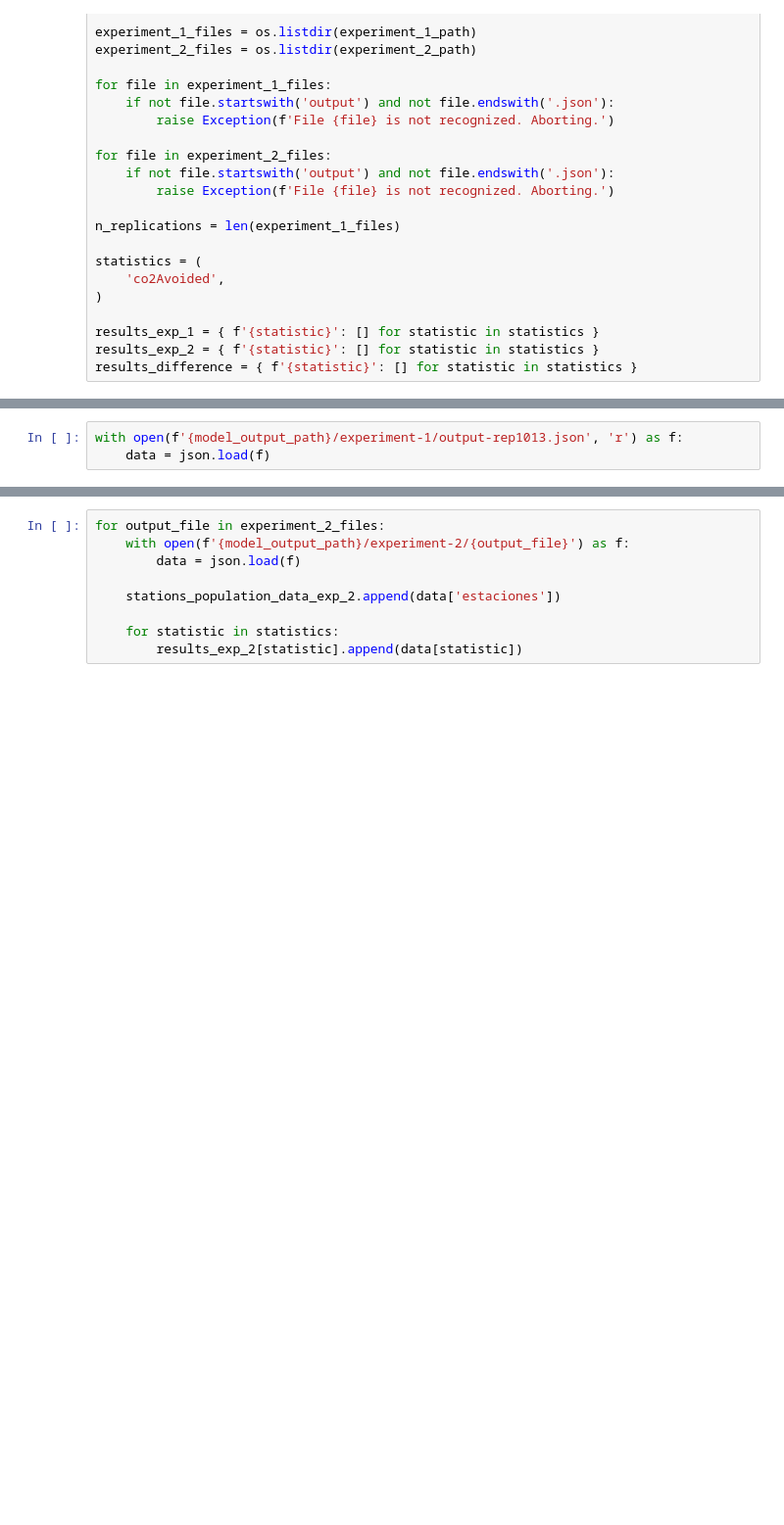
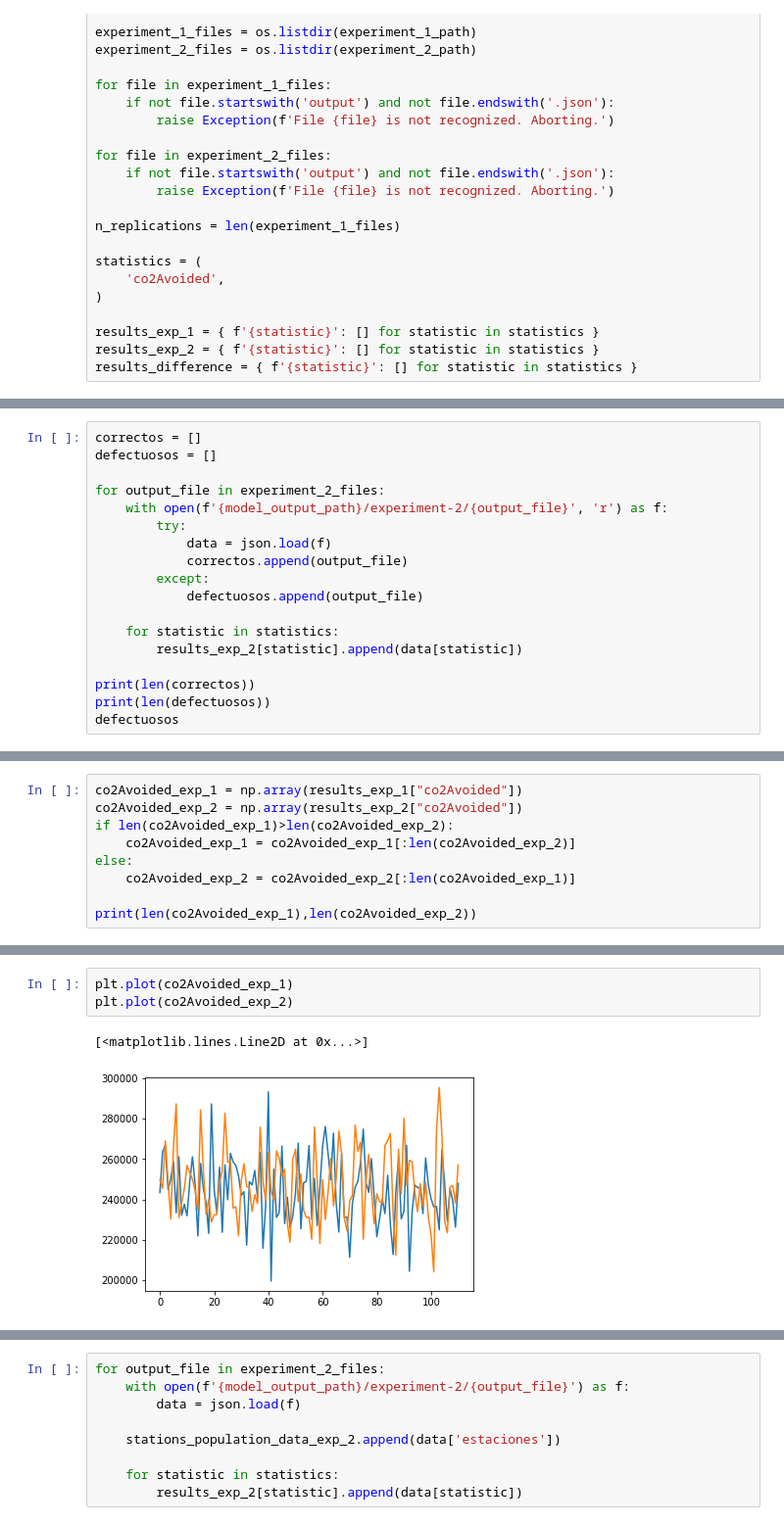
Before and after one commit to agustindangelo/mibicitubici-simulacion, a Jupyter notebook: code/calc-std.ipynb, the cells around one changed output, grey strips where cells are left out. Shown: that part at 98% size. Saved outputs shown, nothing was run; the diff lists cells and outputs as text; blank space fills up the shorter version.

```diff
--- a/code/calc-std.ipynb
+++ b/code/calc-std.ipynb
@@ -53,3 +68,0 @@ JSONDecodeError: Expecting value: line 1 column 1 (char 0)
-# %%
-with open(f'{model_output_path}/experiment-1/output-rep1013.json', 'r') as f:
-    data = json.load(f)
@@ -57,0 +69,18 @@ UnicodeDecodeError: 'utf-8' codec can't decode byte 0xf1 in position 192: invali
+# %%
+correctos = []
+defectuosos = []
+
+for output_file in experiment_2_files:
+    with open(f'{model_output_path}/experiment-2/{output_file}', 'r') as f:
+        try:
+            data = json.load(f)
+            correctos.append(output_file)
+        except:
+            defectuosos.append(output_file)
+
+    for statistic in statistics:
+        results_exp_2[statistic].append(data[statistic])
+
+print(len(correctos))
+print(len(defectuosos))
+defectuosos
@@ -57,0 +111,9 @@ UnicodeDecodeError: 'utf-8' codec can't decode byte 0xf1 in position 192: invali
+# %%
+co2Avoided_exp_1 = np.array(results_exp_1["co2Avoided"])
+co2Avoided_exp_2 = np.array(results_exp_2["co2Avoided"])
+if len(co2Avoided_exp_1)>len(co2Avoided_exp_2):
+    co2Avoided_exp_1 = co2Avoided_exp_1[:len(co2Avoided_exp_2)]
+else:
+    co2Avoided_exp_2 = co2Avoided_exp_2[:len(co2Avoided_exp_1)]
+
+print(len(co2Avoided_exp_1),len(co2Avoided_exp_2))
@@ -57,0 +162,6 @@ UnicodeDecodeError: 'utf-8' codec can't decode byte 0xf1 in position 192: invali
+# %%
+plt.plot(co2Avoided_exp_1)
+plt.plot(co2Avoided_exp_2)
+# %% [output]
+[<matplotlib.lines.Line2D at 0x...>]
+[figure, added]
```
Also changed, not shown: parts of 10 cells of this notebook.
